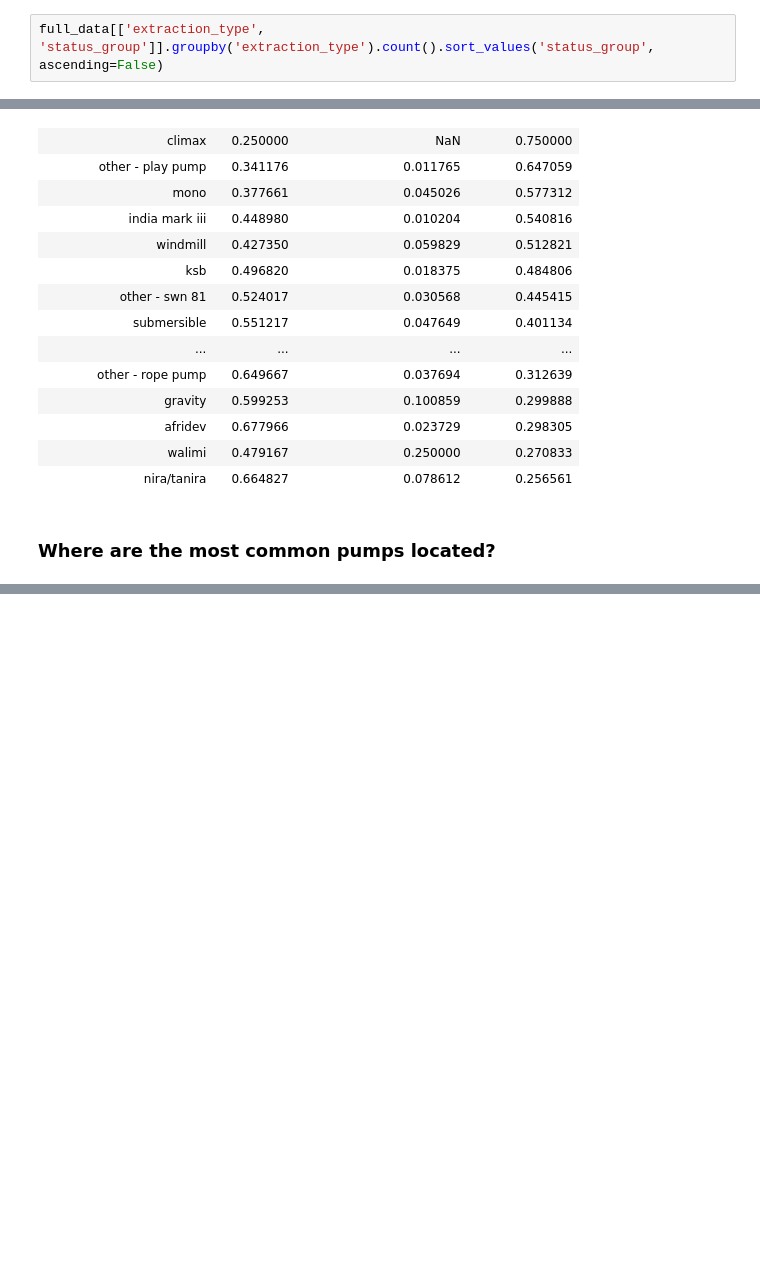
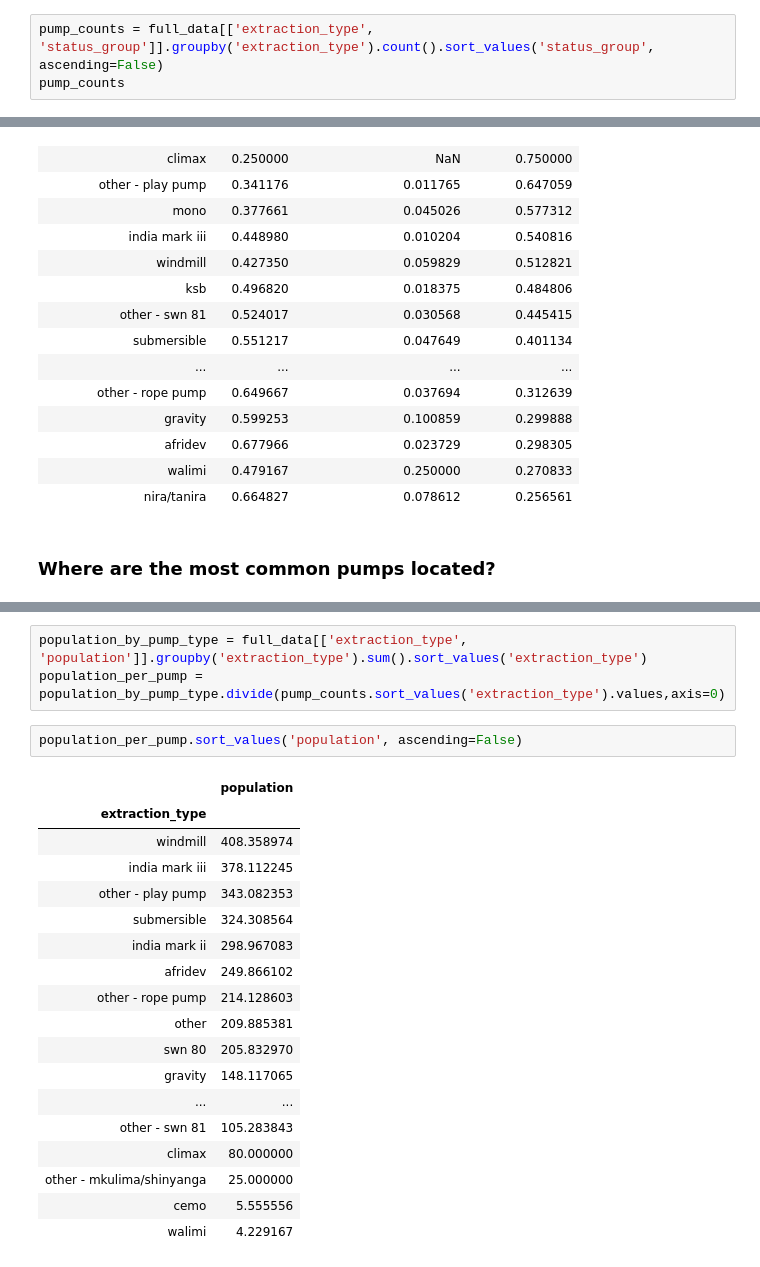
Before and after one commit to Kennfucius/water_pumps_tanzania, a Jupyter notebook: Tanzania Water Pumps - EDA Part 2.ipynb, the cells around one changed output, grey strips where cells are left out. Cells and saved outputs as stored; diff of their text form; blank space fills up the shorter version.

```diff
--- a/Tanzania Water Pumps - EDA Part 2.ipynb
+++ b/Tanzania Water Pumps - EDA Part 2.ipynb
@@ -134,7 +134,8 @@ full_data.head()
 # %% [markdown]
 ### What is the most common type of pump?
 # %%
-full_data[['extraction_type', 'status_group']].groupby('extraction_type').count().sort_values('status_group', ascending=False)
+pump_counts = full_data[['extraction_type', 'status_group']].groupby('extraction_type').count().sort_values('status_group', ascending=False)
+pump_counts
 # %% [output]
 |  | status_group |
 | extraction_type |  |
@@ -218,0 +246,24 @@ fig.show()
+# %%
+population_by_pump_type = full_data[['extraction_type', 'population']].groupby('extraction_type').sum().sort_values('extraction_type')
+population_per_pump = population_by_pump_type.divide(pump_counts.sort_values('extraction_type').values,axis=0)
+# %%
+population_per_pump.sort_values('population', ascending=False)
+# %% [output]
+|  | population |
+| extraction_type |  |
+| windmill | 408.358974 |
+| india mark iii | 378.112245 |
+| other - play pump | 343.082353 |
+| submersible | 324.308564 |
+| india mark ii | 298.967083 |
+| afridev | 249.866102 |
+| other - rope pump | 214.128603 |
+| other | 209.885381 |
+| swn 80 | 205.832970 |
+| gravity | 148.117065 |
+| ... | ... |
+| other - swn 81 | 105.283843 |
+| climax | 80.000000 |
+| other - mkulima/shinyanga | 25.000000 |
+| cemo | 5.555556 |
+| walimi | 4.229167 |
```
Also changed, not shown: parts of 5 cells of this notebook, 8 other files.
